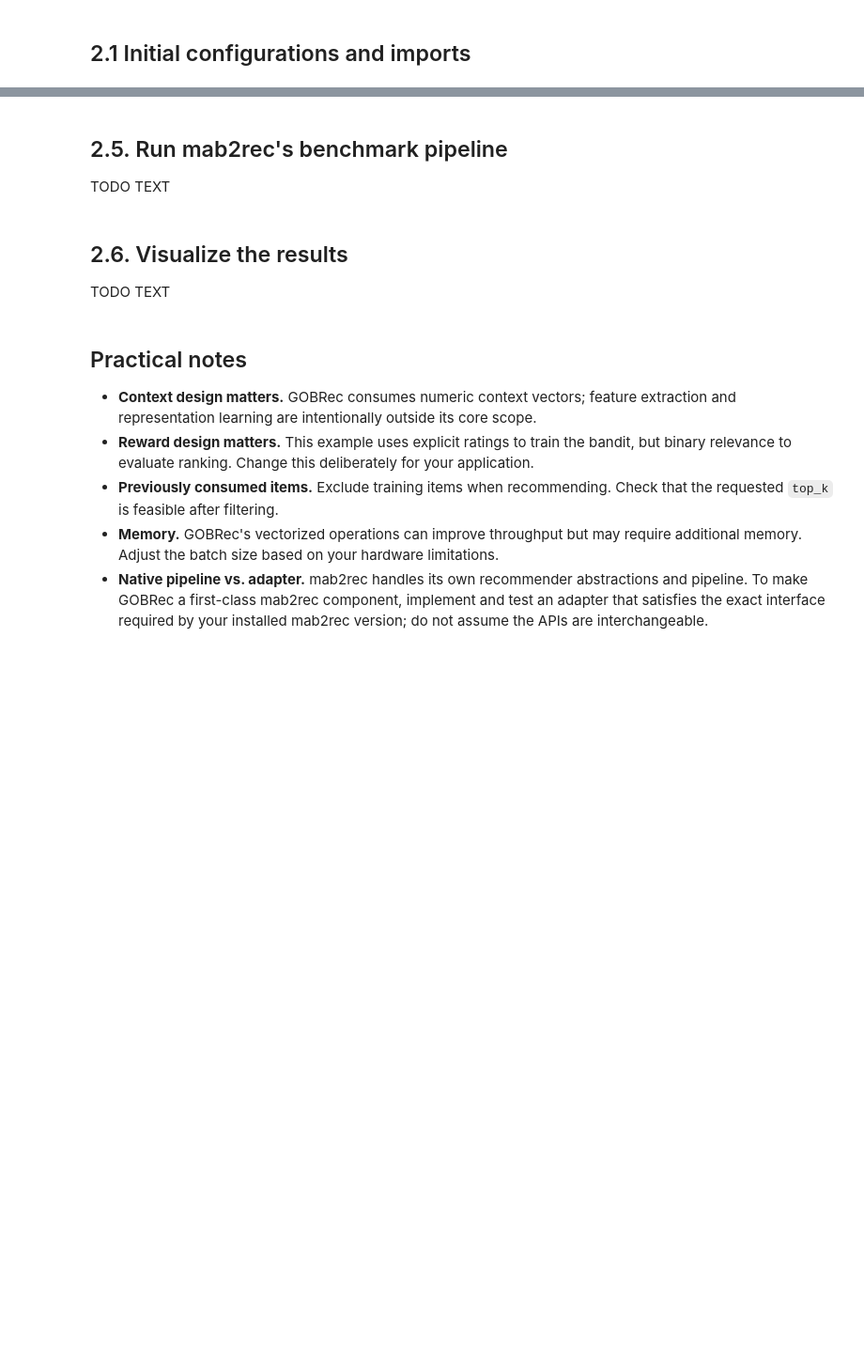
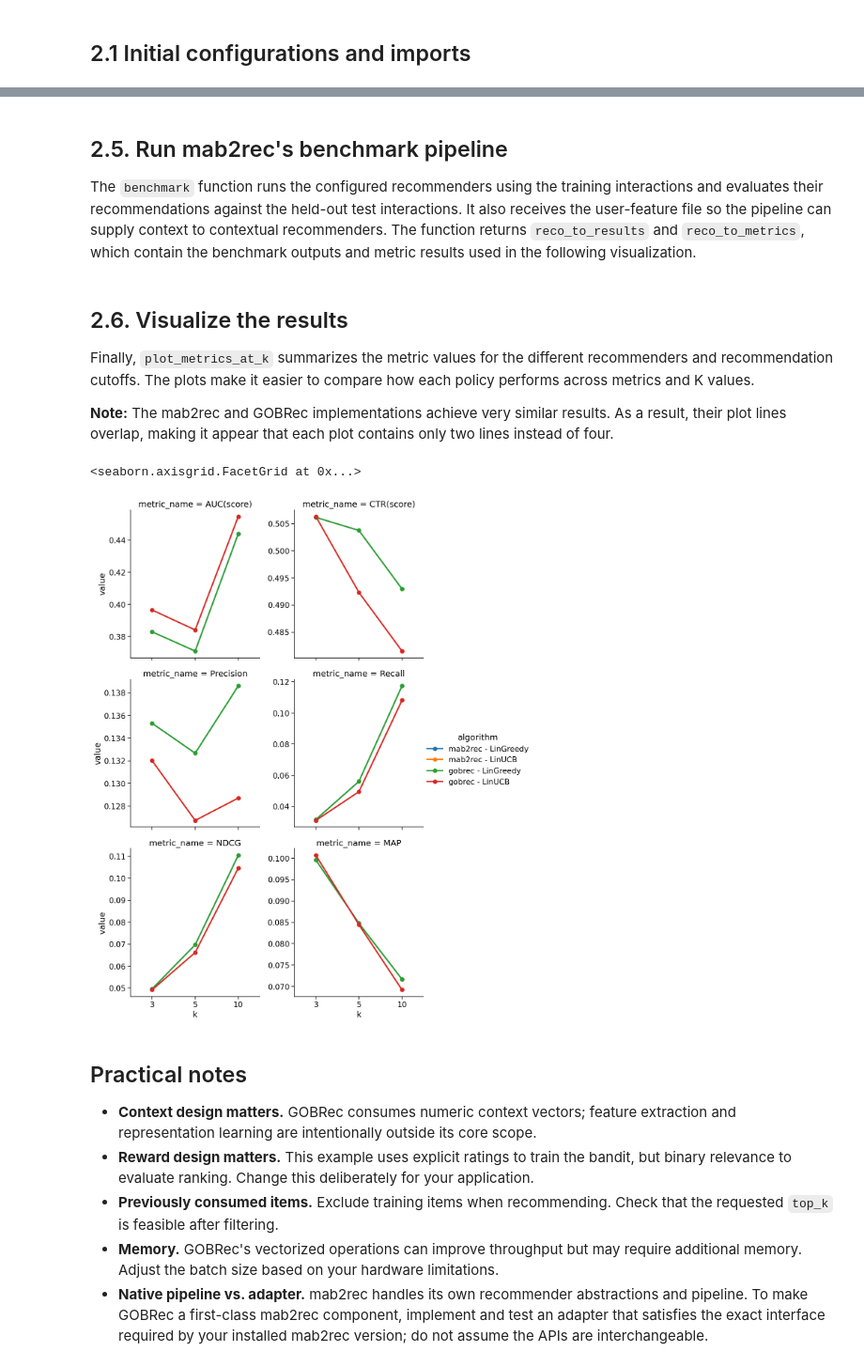
Before and after one commit to UFSCar-LaSID/gobrec, a Jupyter notebook: notebooks/full_tutorial.ipynb, the cells around one changed output, grey strips where cells are left out. Shown at 94% size. Drawn from its saved outputs; the diff is of its cells as text; code cells hidden in the pictures; blank space fills up the shorter version.

```diff
--- a/notebooks/full_tutorial.ipynb
+++ b/notebooks/full_tutorial.ipynb
@@ -118,7 +118,7 @@ To avoid recommending items a user has already consumed, pass `decisions_filter=
 
 # Now, let's use the `Recommender` class to get the top-k recommendations for the new contexts. The `Recommender` class wraps around a bandit algorithm and provides a convenient interface for making recommendations.
 recommender = gobrec.Recommender(
-    mab_algo=LinUCB(seed=42, use_gpu=USE_GPU),
+    mab_algo=gobrec.mabs.lin_mabs.LinUCB(seed=42, use_gpu=USE_GPU),
     top_k=2,
 )
 recommender.fit(contexts, decisions, rewards)
@@ -206,13 +227,41 @@ TODO TEXT
+# %%
+from mab2rec import BanditRecommender
+from types import SimpleNamespace
+
+
+class Mab2recWrapper(BanditRecommender):
+    def __init__(self, gobrec_recommender):
+        self.gobrec_recommender = gobrec_recommender
+        self.mab = SimpleNamespace(is_contextual=True, _is_initial_fit=False)
+
+    def fit(self, decisions, rewards, contexts):
+        self.gobrec_recommender.fit(contexts.to_numpy(), decisions.to_numpy(), rewards.to_numpy())
+        self.mab._is_initial_fit = True
+
+    def recommend(self, contexts, excluded_arms, return_scores=True, apply_sigmoid=True):
+        recs, scores = self.gobrec_recommender.recommend(contexts.to_numpy())
+        return recs.tolist(), scores.tolist()
+
+    def set_arms(self, arms):
+        pass
 # %%
 from mab2rec import BanditRecommender, LearningPolicy, NeighborhoodPolicy
 
-# DEIXAR LINUCBs e LINGREEDY COM EXPLORAÇÂO BAIXA DE AMBAS LIBS
 # Set of recommenders
 recommenders = {
-      "Random": BanditRecommender(learning_policy=LearningPolicy.Random()),
-      "LinGreedy": BanditRecommender(learning_policy=LearningPolicy.LinGreedy(epsilon=0.1)),
-      "LinTS": BanditRecommender(learning_policy=LearningPolicy.LinTS()),
-      # ADICIONAR LINUCB DO MAB2REC
+      "mab2rec - LinGreedy": BanditRecommender(
+            learning_policy=LearningPolicy.LinGreedy(epsilon=0.01), seed=42, top_k=10
+      ),
+      "mab2rec - LinUCB": BanditRecommender(
+            learning_policy=LearningPolicy.LinUCB(alpha=0.1), seed=42, top_k=10
+      ),
+
+      'gobrec - LinGreedy': Mab2recWrapper(gobrec.Recommender(
+            mab_algo=gobrec.mabs.lin_mabs.LinGreedy(epsilon=0.01, seed=42, use_gpu=USE_GPU), top_k=10,
+      )),
+      'gobrec - LinUCB': Mab2recWrapper(gobrec.Recommender(
+            mab_algo=gobrec.mabs.lin_mabs.LinUCB(alpha=0.1, seed=42, use_gpu=USE_GPU), top_k=10,
+      ))
 }
 # %% [markdown]
 ## 2.4. Define Jurity metrics
@@ -241,7 +309,7 @@ metrics
 # %% [markdown]
 ## 2.5. Run mab2rec's benchmark pipeline
 
-TODO TEXT
+The `benchmark` function runs the configured recommenders using the training interactions and evaluates their recommendations against the held-out test interactions. It also receives the user-feature file so the pipeline can supply context to contextual recommenders. The function returns `reco_to_results` and `reco_to_metrics`, which contain the benchmark outputs and metric results used in the following visualization.
 # %%
 from mab2rec.pipeline import benchmark
 
@@ -255,7 +323,17 @@ reco_to_results, reco_to_metrics = benchmark(recommenders,
 # %% [markdown]
 ## 2.6. Visualize the results
 
-TODO TEXT
+Finally, `plot_metrics_at_k` summarizes the metric values for the different recommenders and recommendation cutoffs. The plots make it easier to compare how each policy performs across metrics and K values.
+
+**Note:** The mab2rec and GOBRec implementations achieve very similar results. As a result, their plot lines overlap, making it appear that each plot contains only two lines instead of four.
+# %%
+from mab2rec.visualization import plot_metrics_at_k
+
+# Plot each metric across all algorithms at different k
+plot_metrics_at_k(reco_to_metrics, col_wrap=2)
+# %% [output]
+<seaborn.axisgrid.FacetGrid at 0x...>
+[figure, added]
 # %% [markdown]
 ## Practical notes
 
```
Also changed, not shown: parts of 9 cells of this notebook.
